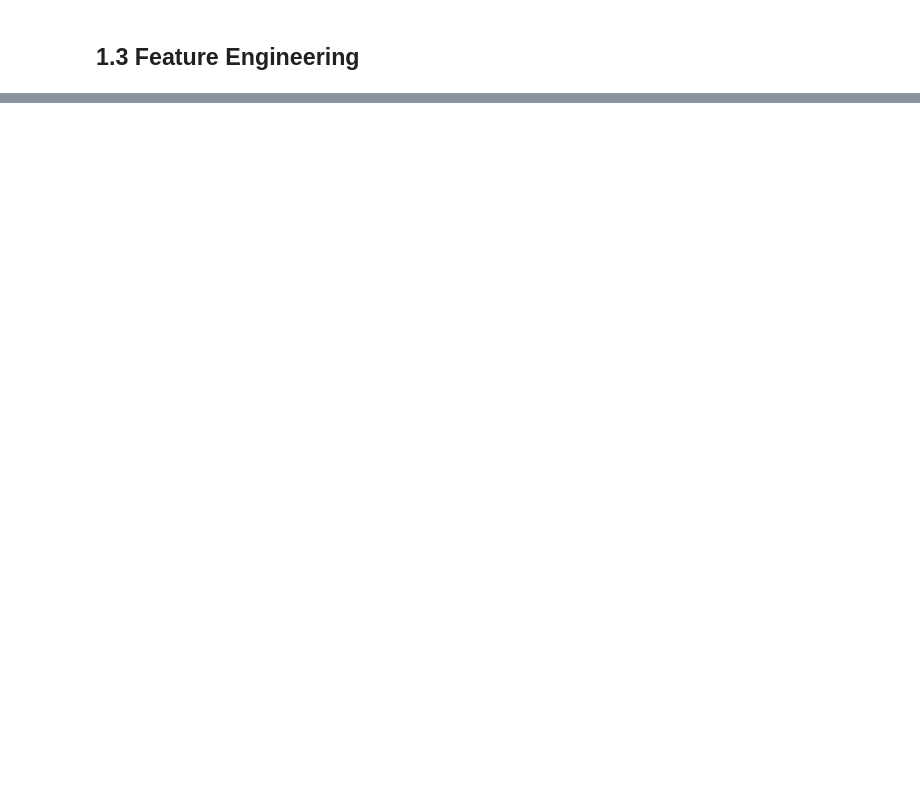
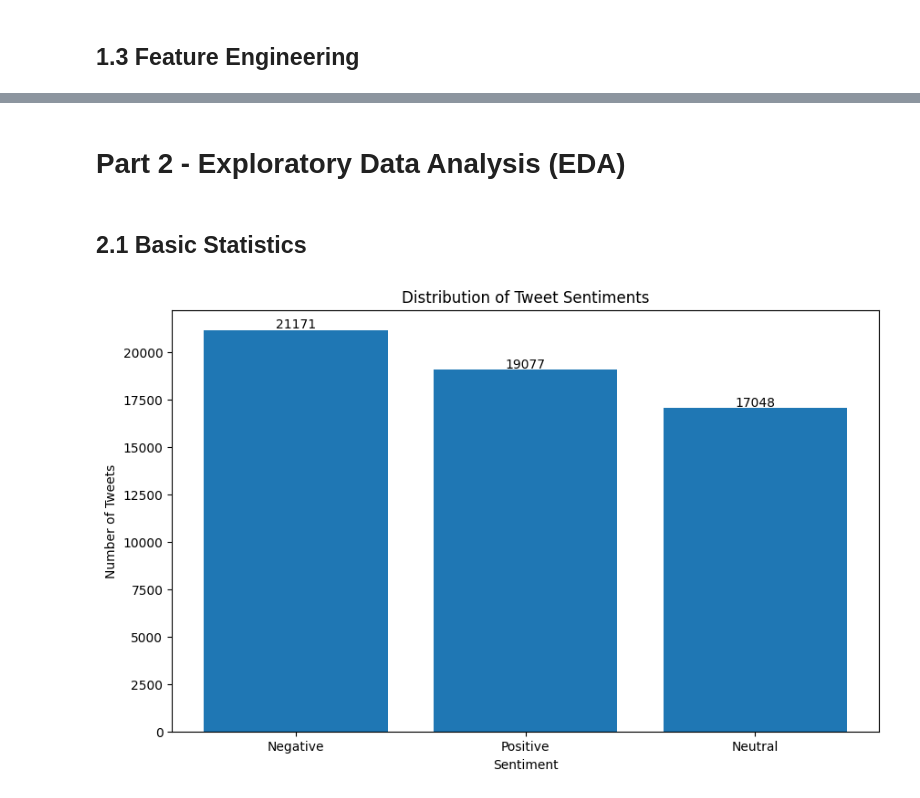
Before and after one commit to mramsundar/IITM-Graded-Projects, a Jupyter notebook: Week 31/tweet_anaysis.ipynb, the cells around one changed output, grey strips where cells are left out. Cells and saved outputs as stored; diff of their text form; code cells hidden in the pictures; blank space fills up the shorter version.

```diff
--- a/Week 31/tweet_anaysis.ipynb
+++ b/Week 31/tweet_anaysis.ipynb
@@ -115,0 +143,19 @@ df.head()
+# %% [markdown]
+# Part 2 - Exploratory Data Analysis (EDA)
+# %% [markdown]
+## 2.1 Basic Statistics
+# %%
+# Explore the distribution of tweet sentiments (e.g., how many positive, negative, and neutral tweets are there?).
+# Plot a simple bar chart
+sentiment_counts = df["sentiment"].value_counts()
+plt.figure(figsize=(10, 6))
+plt.bar(sentiment_counts.index, sentiment_counts.values.tolist())
+# Add total counts on top of each bar
+for i, count in enumerate(sentiment_counts.values):
+    plt.text(i, count + 100, str(count), ha="center")
+plt.xlabel("Sentiment")
+plt.ylabel("Number of Tweets")
+plt.title("Distribution of Tweet Sentiments")
+plt.show()
+# %% [output]
+[figure, added]
```
Also changed, not shown: parts of 10 cells of this notebook, 3 other files.
